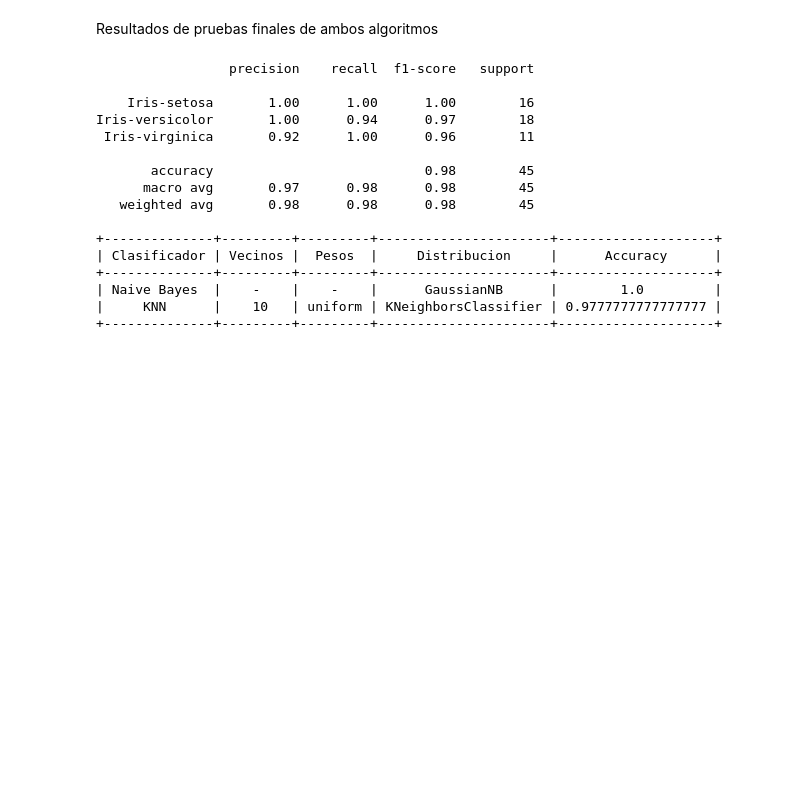
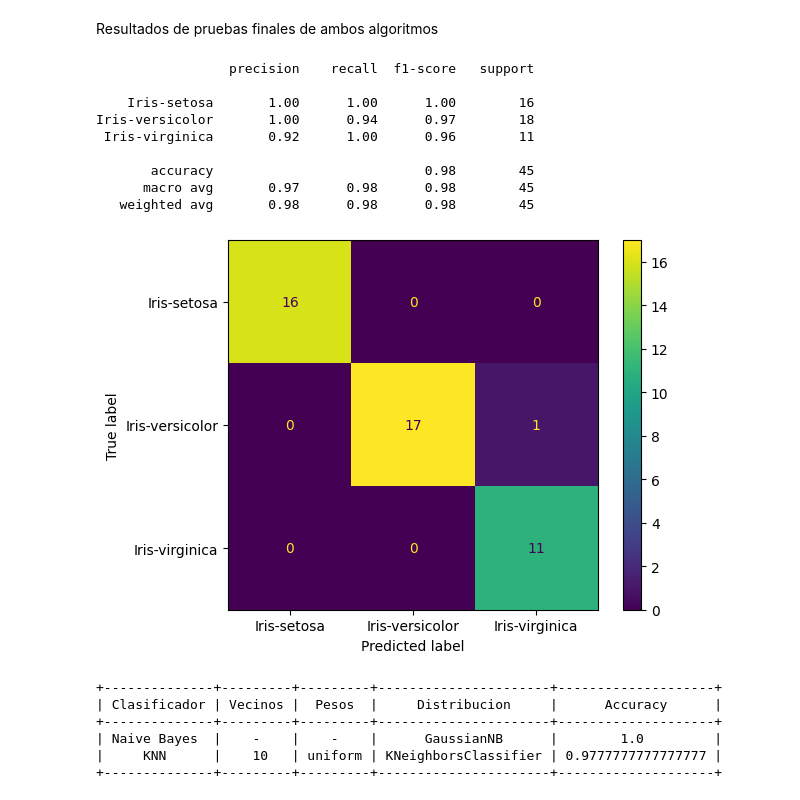
Before and after one commit to Jafet5757/AprendizajeMaquina, a Jupyter notebook: Bayes/iris.ipynb, the cells around one changed output. Saved outputs shown, nothing was run; the diff lists cells and outputs as text; code cells hidden in the pictures; blank space fills up the shorter version.

Commit message:
knn and bayes

```diff
--- a/Bayes/iris.ipynb
+++ b/Bayes/iris.ipynb
@@ -213,38 +213,38 @@ knn_uniform.fit(train[['sepal_length', 'sepal_width', 'petal_length', 'petal_wid
 # predecimos el test
 knn_uniform_pred = knn_uniform.predict(test[['sepal_length', 'sepal_width', 'petal_length', 'petal_width']])
 
 # obtenemos el accuracy
 accuracy = accuracy_score(test['species'], knn_uniform_pred, normalize=True)
 
 # Obtenemos el classification report
 print(classification_report(test_data['species'], knn_uniform_pred))
 
 # Imprimos la matriz de confusion
-cm = confusion_matrix(test_data['species'], gnb_pred)
+cm = confusion_matrix(test_data['species'], knn_uniform_pred)
 disp = ConfusionMatrixDisplay(confusion_matrix=cm, display_labels=gnb.classes_)
 disp.plot()
 plt.show()
 
 # comparamos los resultados entre gaussianNB y knn_uniform
 table = PrettyTable()
 table.field_names = ['Clasificador', 'Vecinos', 'Pesos', 'Distribucion','Accuracy']
 table.add_row(['Naive Bayes', '-', '-', 'GaussianNB', accuaracy])
 table.add_row(['KNN', 10, 'uniform', 'KNeighborsClassifier', accuracy])
 print(table)
 # %% [output]
                  precision    recall  f1-score   support
 
     Iris-setosa       1.00      1.00      1.00        16
 Iris-versicolor       1.00      0.94      0.97        18
  Iris-virginica       0.92      1.00      0.96        11
 
        accuracy                           0.98        45
       macro avg       0.97      0.98      0.98        45
    weighted avg       0.98      0.98      0.98        45
-
-+--------------+---------+---------+----------------------+--------------------+
-| Clasificador | Vecinos |  Pesos  |     Distribucion     |      Accuracy      |
-+--------------+---------+---------+----------------------+--------------------+
-| Naive Bayes  |    -    |    -    |      GaussianNB      |        1.0         |
-|     KNN      |    10   | uniform | KNeighborsClassifier | 0.9777777777777777 |
-+--------------+---------+---------+----------------------+--------------------+
+[figure, added]
++--------------+---------+---------+----------------------+--------------------+
+| Clasificador | Vecinos |  Pesos  |     Distribucion     |      Accuracy      |
++--------------+---------+---------+----------------------+--------------------+
+| Naive Bayes  |    -    |    -    |      GaussianNB      |        1.0         |
+|     KNN      |    10   | uniform | KNeighborsClassifier | 0.9777777777777777 |
++--------------+---------+---------+----------------------+--------------------+
```
Also changed, not shown: 1 other file.
